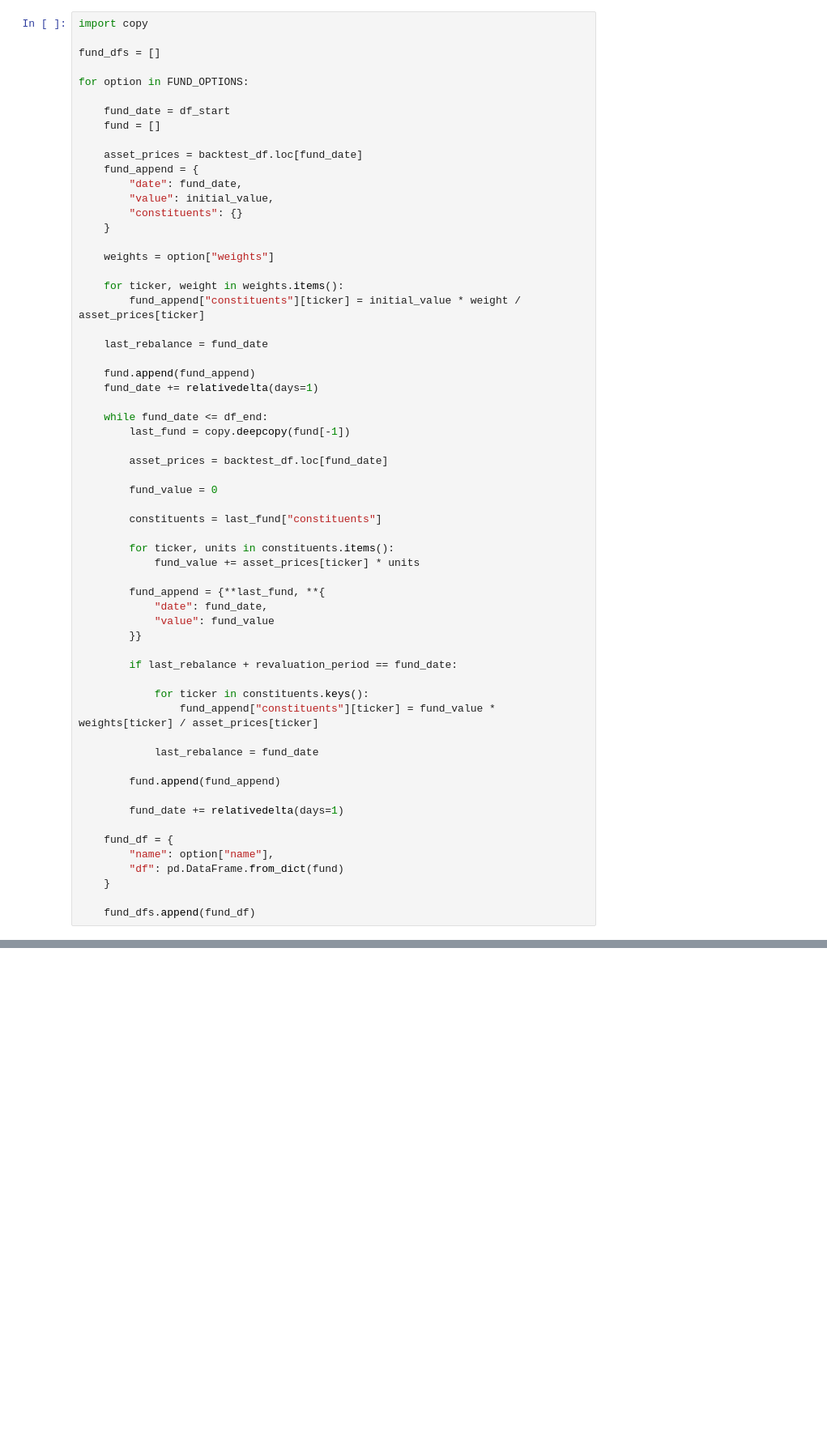
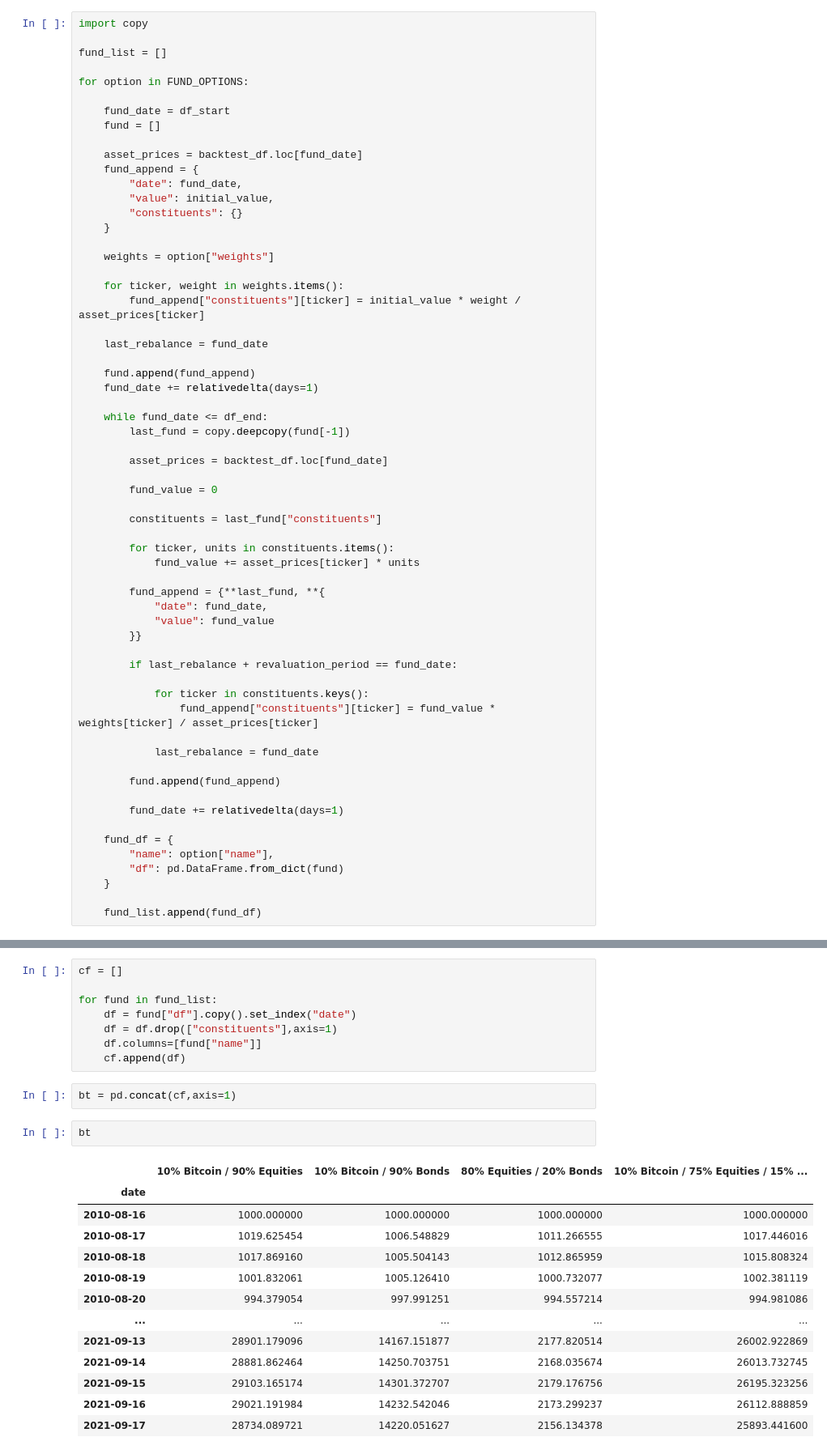
Before and after one commit to mihailthebuilder/crypto-research, a Jupyter notebook: btc.ipynb, the cells around one changed output, grey strips where cells are left out. Shown at 81% size. Cells and saved outputs as stored; diff of their text form; blank space fills up the shorter version.

```diff
--- a/btc.ipynb
+++ b/btc.ipynb
@@ -256,7 +256,7 @@ revaluation_period = relativedelta(months=3)
 # %%
 import copy
 
-fund_dfs = []
+fund_list = []
 
 for option in FUND_OPTIONS:
 
@@ -313,4 +313,4 @@ for option in FUND_OPTIONS:
         "df": pd.DataFrame.from_dict(fund)
     }
 
-    fund_dfs.append(fund_df)
+    fund_list.append(fund_df)
@@ -318,0 +317,26 @@ fund_dfs[3]["df"].to_csv("test.csv")
+# %%
+cf = []
+
+for fund in fund_list:
+    df = fund["df"].copy().set_index("date")
+    df = df.drop(["constituents"],axis=1)
+    df.columns=[fund["name"]]
+    cf.append(df)
+# %%
+bt = pd.concat(cf,axis=1)
+# %%
+bt
+# %% [output]
+|  | 10% Bitcoin / 90% Equities | 10% Bitcoin / 90% Bonds | 80% Equities / 20% Bonds | 10% Bitcoin / 75% Equities / 15% ... |
+| date |  |  |  |  |
+| 2010-08-16 | 1000.000000 | 1000.000000 | 1000.000000 | 1000.000000 |
+| 2010-08-17 | 1019.625454 | 1006.548829 | 1011.266555 | 1017.446016 |
+| 2010-08-18 | 1017.869160 | 1005.504143 | 1012.865959 | 1015.808324 |
+| 2010-08-19 | 1001.832061 | 1005.126410 | 1000.732077 | 1002.381119 |
+| 2010-08-20 | 994.379054 | 997.991251 | 994.557214 | 994.981086 |
+| ... | ... | ... | ... | ... |
+| 2021-09-13 | 28901.179096 | 14167.151877 | 2177.820514 | 26002.922869 |
+| 2021-09-14 | 28881.862464 | 14250.703751 | 2168.035674 | 26013.732745 |
+| 2021-09-15 | 29103.165174 | 14301.372707 | 2179.176756 | 26195.323256 |
+| 2021-09-16 | 29021.191984 | 14232.542046 | 2173.299237 | 26112.888859 |
+| 2021-09-17 | 28734.089721 | 14220.051627 | 2156.134378 | 25893.441600 |
```
Also changed, not shown: parts of 2 cells of this notebook.
